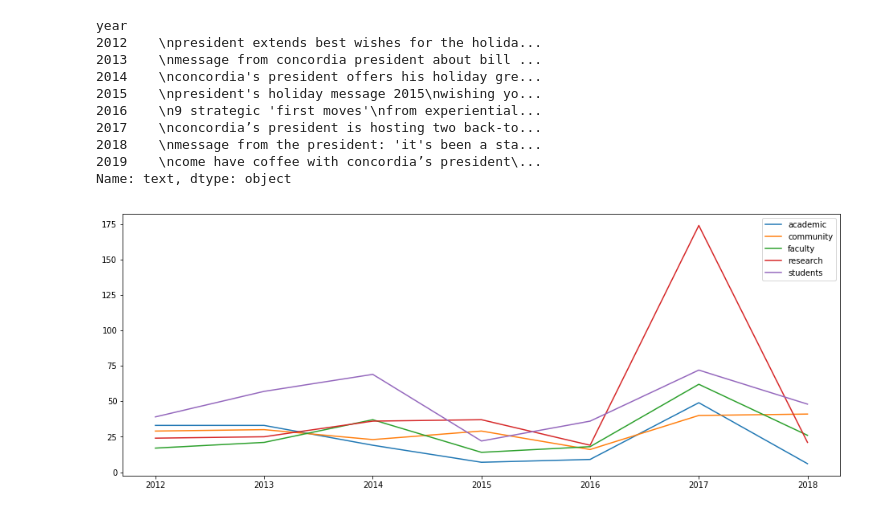
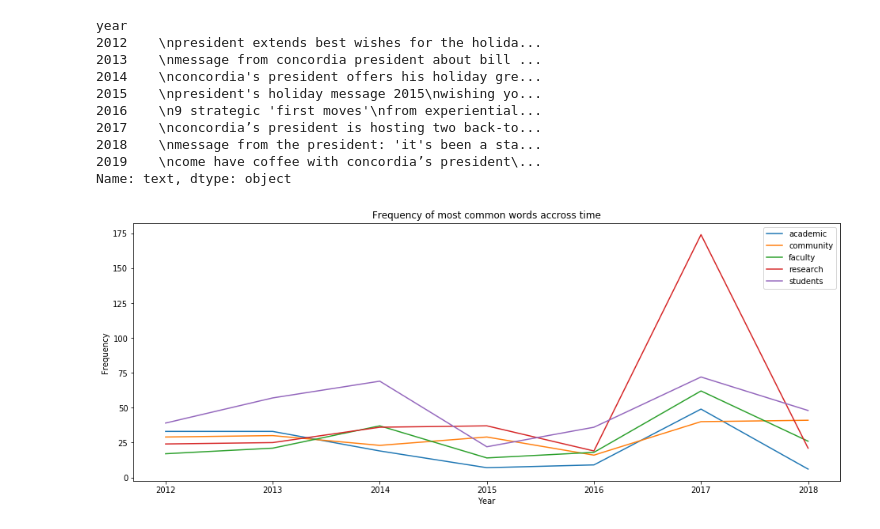
Before and after one commit to mavillard/concordia, a Jupyter notebook: messages1.ipynb, the cells around one changed output. Drawn from its saved outputs; the diff is of its cells as text; code cells hidden in the pictures.

```diff
--- a/messages1.ipynb
+++ b/messages1.ipynb
@@ -152,7 +154,9 @@ for y in range(2012, 2019):
         d[y][w] = sr2[y].count(w)
 # %%
 df2 = pd.DataFrame(d).T
-# %%
-df2.plot(figsize=(16,6),);
-# %% [output]
-[figure, removed]
+# %%
+ax = df2.plot(figsize=(16,6), title='Frequency of most common words accross time')
+ax.set_xlabel('Year')
+ax.set_ylabel('Frequency');
+# %% [output]
+[figure, added]
```
Also changed, not shown: parts of 3 cells of this notebook.
